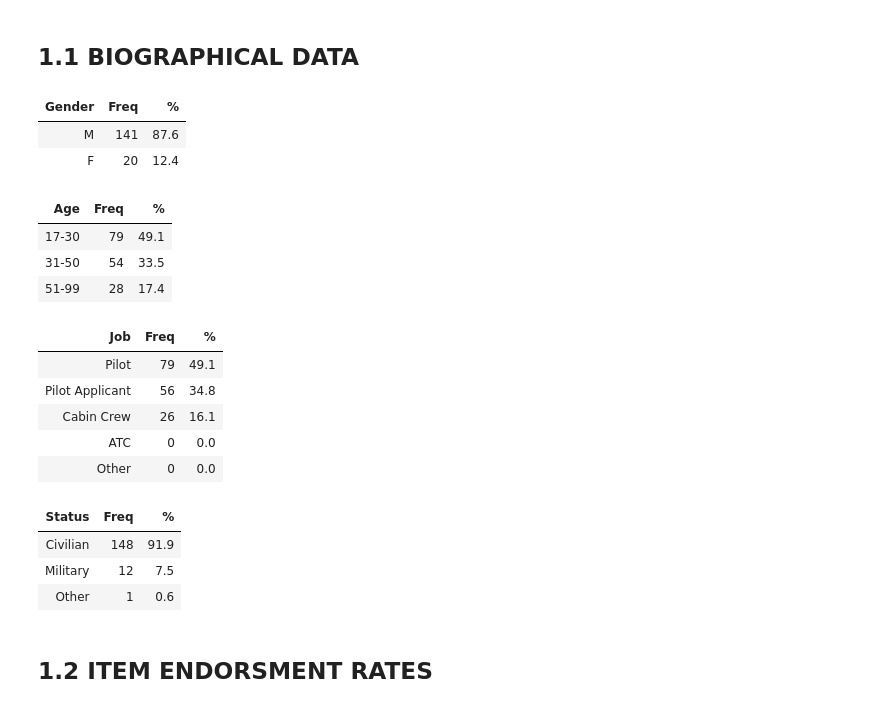
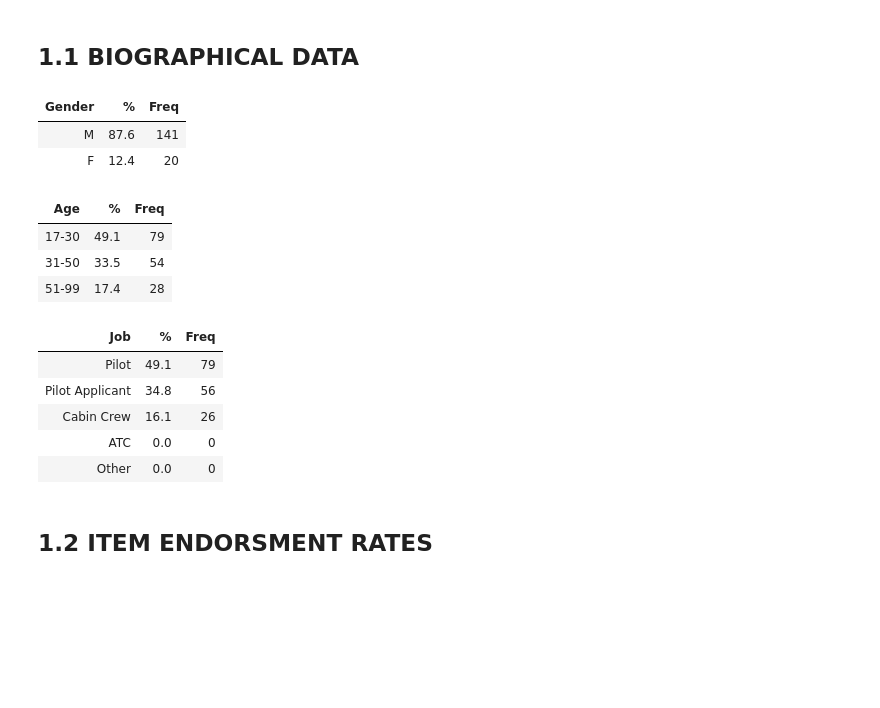
Before and after one commit to alkaest2002/mhsc, a Jupyter notebook: analysis.ipynb, the cells around one changed output. Drawn from its saved outputs; the diff is of its cells as text; code cells hidden in the pictures; blank space fills up the shorter version.

```diff
--- a/analysis.ipynb
+++ b/analysis.ipynb
@@ -51,8 +50,8 @@ df.shape
 # generate table for biographical data
 def make_table_bio(df, col):
     col_mapper = {col: (col.split("_")[1]).capitalize(), "count": "Freq", "proportion": "%"}
-    freq = df[col].value_counts(normalize=True).to_frame() * 100
-    prop = df[col].value_counts().to_frame()
+    prop = df[col].value_counts(normalize=True).to_frame() * 100
+    freq = df[col].value_counts().to_frame()
     table = prop.merge(freq, left_index=True, right_index=True)
     return (table
          .reset_index(drop=False)
@@ -65,28 +64,24 @@ def make_table_bio(df, col):
 )
 # %%
 html = ""
-for col in df.filter(regex="bio"):
+for col in df.filter(regex="bio_(?!status)"):
     html += make_table_bio(df, col)
 
 display_html(html, raw=True)
 # %% [output]
-| Gender | Freq | % |
-| M | 141 | 87.6 |
-| F | 20 | 12.4 |
+| Gender | % | Freq |
+| M | 87.6 | 141 |
+| F | 12.4 | 20 |
-| Age | Freq | % |
-| 17-30 | 79 | 49.1 |
-| 31-50 | 54 | 33.5 |
-| 51-99 | 28 | 17.4 |
+| Age | % | Freq |
+| 17-30 | 49.1 | 79 |
+| 31-50 | 33.5 | 54 |
+| 51-99 | 17.4 | 28 |
-| Job | Freq | % |
-| Pilot | 79 | 49.1 |
-| Pilot Applicant | 56 | 34.8 |
-| Cabin Crew | 26 | 16.1 |
-| ATC | 0 | 0.0 |
-| Other | 0 | 0.0 |
+| Job | % | Freq |
+| Pilot | 49.1 | 79 |
+| Pilot Applicant | 34.8 | 56 |
+| Cabin Crew | 16.1 | 26 |
+| ATC | 0.0 | 0 |
+| Other | 0.0 | 0 |
-| Status | Freq | % |
-| Civilian | 148 | 91.9 |
-| Military | 12 | 7.5 |
-| Other | 1 | 0.6 |
 # %% [markdown]
 ## 1.2 ITEM ENDORSMENT RATES
 # %%
```
Also changed, not shown: parts of 33 cells of this notebook, 1 other file.
